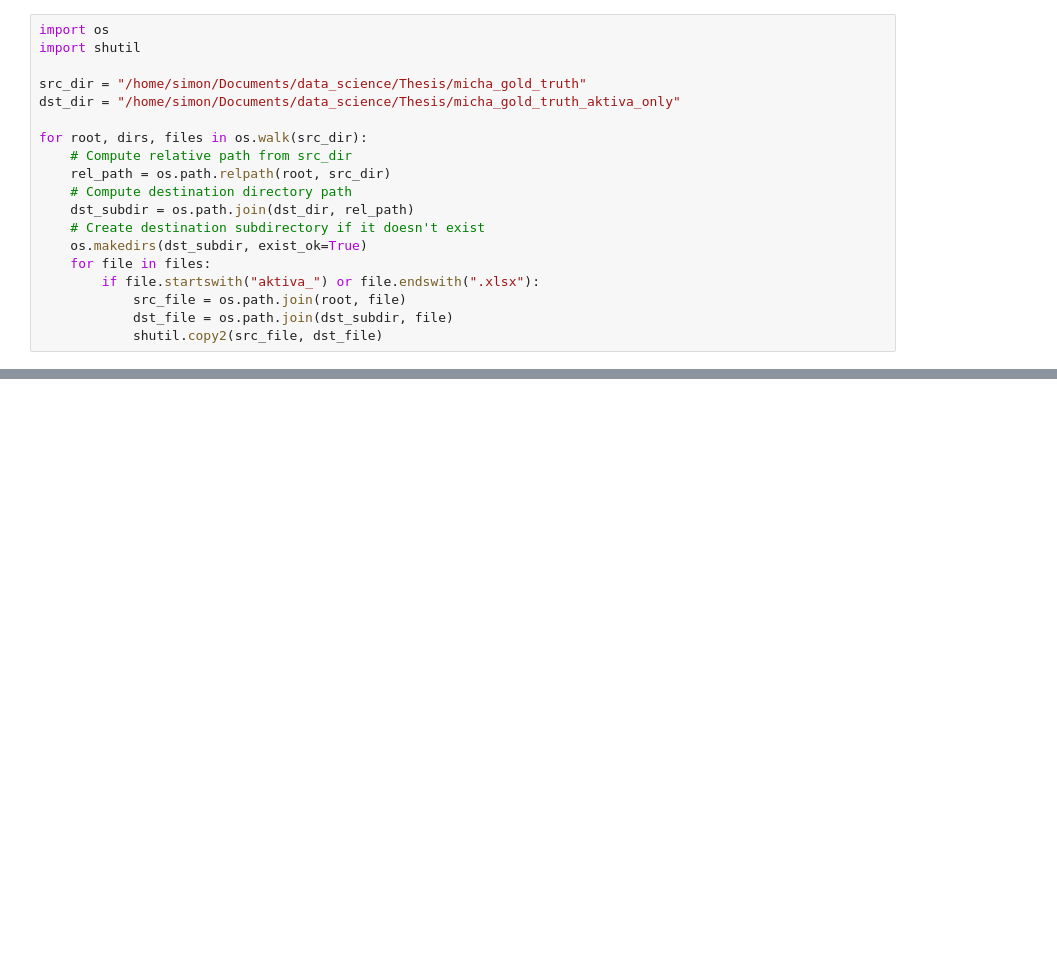
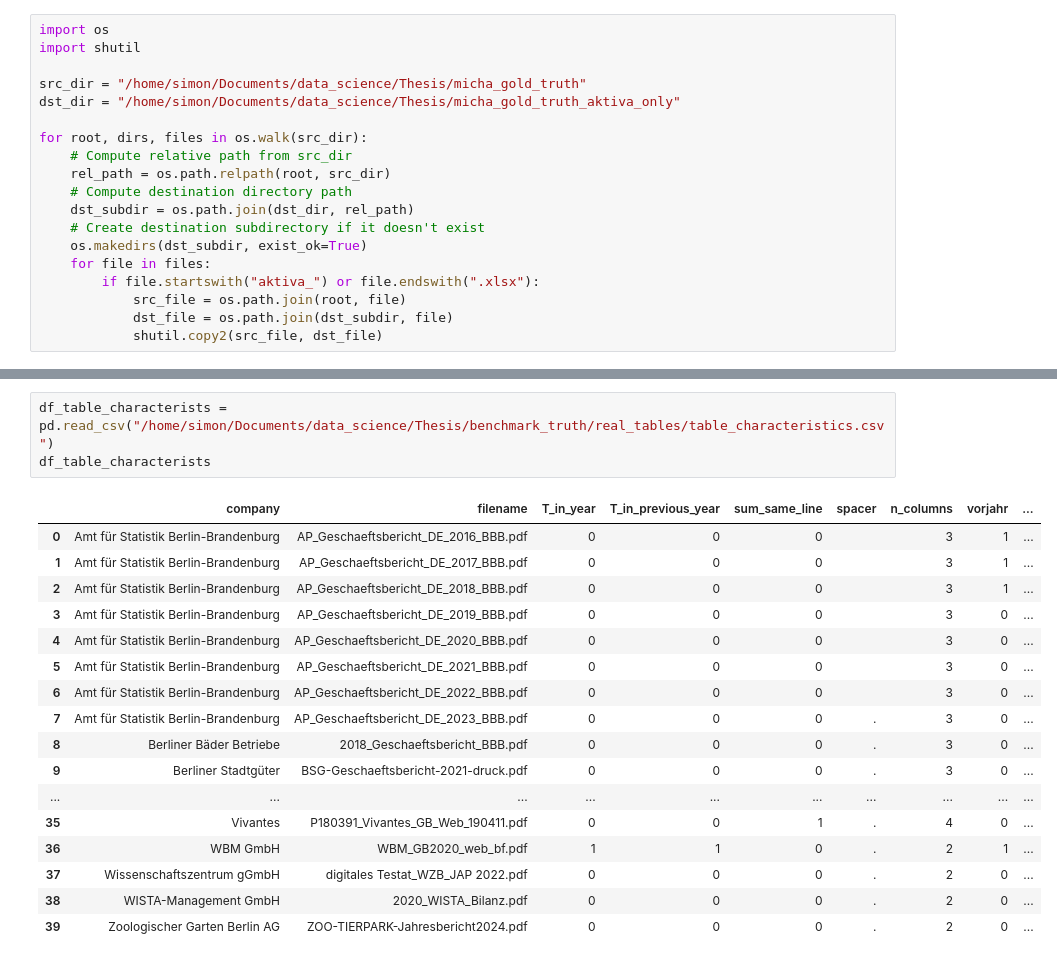
Before and after one commit to Famondir/Thesis, a Jupyter notebook: Python/extract_from_job.ipynb, the cells around one changed output, grey strips where cells are left out. Drawn from its saved outputs; the diff is of its cells as text; blank space fills up the shorter version.

```diff
--- a/Python/extract_from_job.ipynb
+++ b/Python/extract_from_job.ipynb
@@ -92,0 +134,21 @@ for root, dirs, files in os.walk(src_dir):
+# %%
+df_table_characterists = pd.read_csv("/home/simon/Documents/data_science/Thesis/benchmark_truth/real_tables/table_characteristics.csv")
+df_table_characterists
+# %% [output]
+|  | company | filename | T_in_year | T_in_previous_year | sum_same_line | spacer | n_columns | vorjahr | ... |
+| 0 | Amt für Statistik Berlin-Brandenburg | AP_Geschaeftsbericht_DE_2016_BBB.pdf | 0 | 0 | 0 |  | 3 | 1 | ... |
+| 1 | Amt für Statistik Berlin-Brandenburg | AP_Geschaeftsbericht_DE_2017_BBB.pdf | 0 | 0 | 0 |  | 3 | 1 | ... |
+| 2 | Amt für Statistik Berlin-Brandenburg | AP_Geschaeftsbericht_DE_2018_BBB.pdf | 0 | 0 | 0 |  | 3 | 1 | ... |
+| 3 | Amt für Statistik Berlin-Brandenburg | AP_Geschaeftsbericht_DE_2019_BBB.pdf | 0 | 0 | 0 |  | 3 | 0 | ... |
+| 4 | Amt für Statistik Berlin-Brandenburg | AP_Geschaeftsbericht_DE_2020_BBB.pdf | 0 | 0 | 0 |  | 3 | 0 | ... |
+| 5 | Amt für Statistik Berlin-Brandenburg | AP_Geschaeftsbericht_DE_2021_BBB.pdf | 0 | 0 | 0 |  | 3 | 0 | ... |
+| 6 | Amt für Statistik Berlin-Brandenburg | AP_Geschaeftsbericht_DE_2022_BBB.pdf | 0 | 0 | 0 |  | 3 | 0 | ... |
+| 7 | Amt für Statistik Berlin-Brandenburg | AP_Geschaeftsbericht_DE_2023_BBB.pdf | 0 | 0 | 0 | . | 3 | 0 | ... |
+| 8 | Berliner Bäder Betriebe | 2018_Geschaeftsbericht_BBB.pdf | 0 | 0 | 0 | . | 3 | 0 | ... |
+| 9 | Berliner Stadtgüter | BSG-Geschaeftsbericht-2021-druck.pdf | 0 | 0 | 0 | . | 3 | 0 | ... |
+| ... | ... | ... | ... | ... | ... | ... | ... | ... | ... |
+| 35 | Vivantes | P180391_Vivantes_GB_Web_190411.pdf | 0 | 0 | 1 | . | 4 | 0 | ... |
+| 36 | WBM GmbH | WBM_GB2020_web_bf.pdf | 1 | 1 | 0 | . | 2 | 1 | ... |
+| 37 | Wissenschaftszentrum gGmbH | digitales Testat_WZB_JAP 2022.pdf | 0 | 0 | 0 | . | 2 | 0 | ... |
+| 38 | WISTA-Management GmbH | 2020_WISTA_Bilanz.pdf | 0 | 0 | 0 | . | 2 | 0 | ... |
+| 39 | Zoologischer Garten Berlin AG | ZOO-TIERPARK-Jahresbericht2024.pdf | 0 | 0 | 0 | . | 2 | 0 | ... |
```
Also changed, not shown: parts of 5 cells of this notebook, 14 other files.
